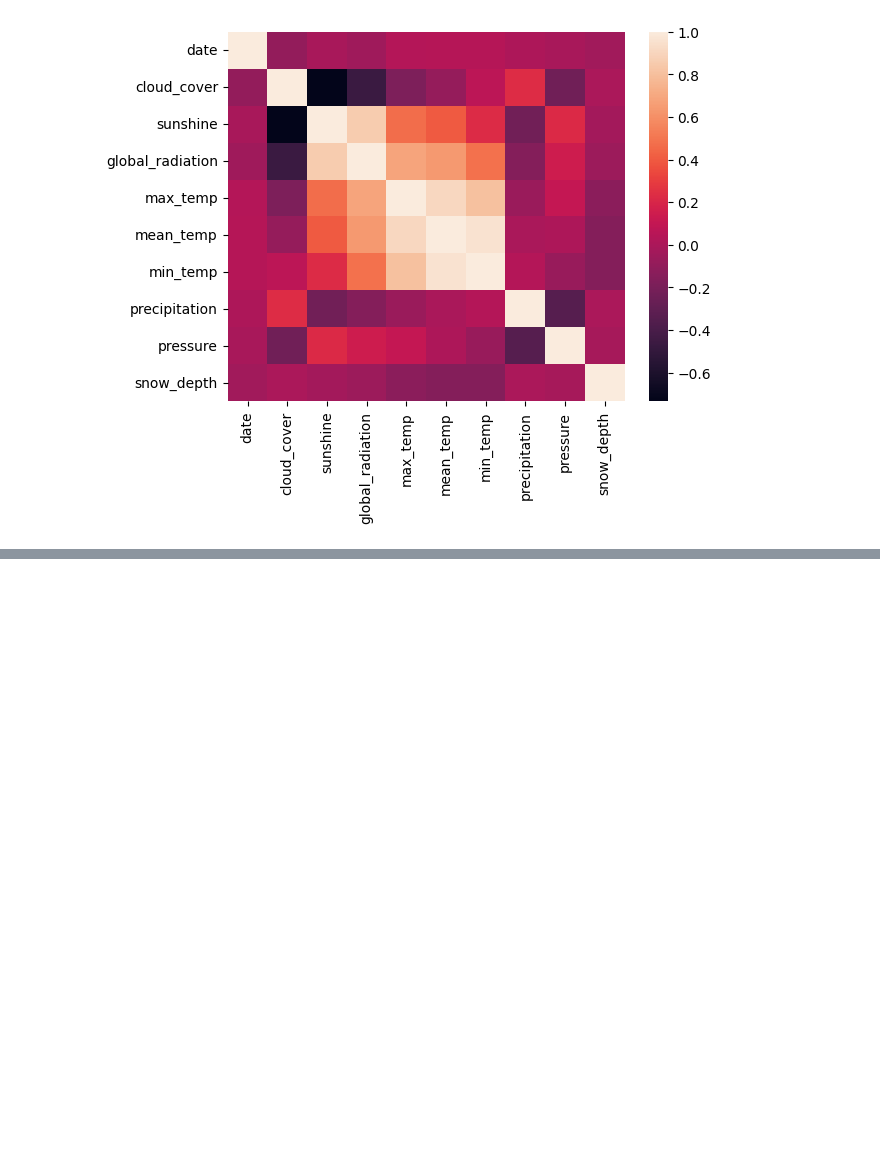
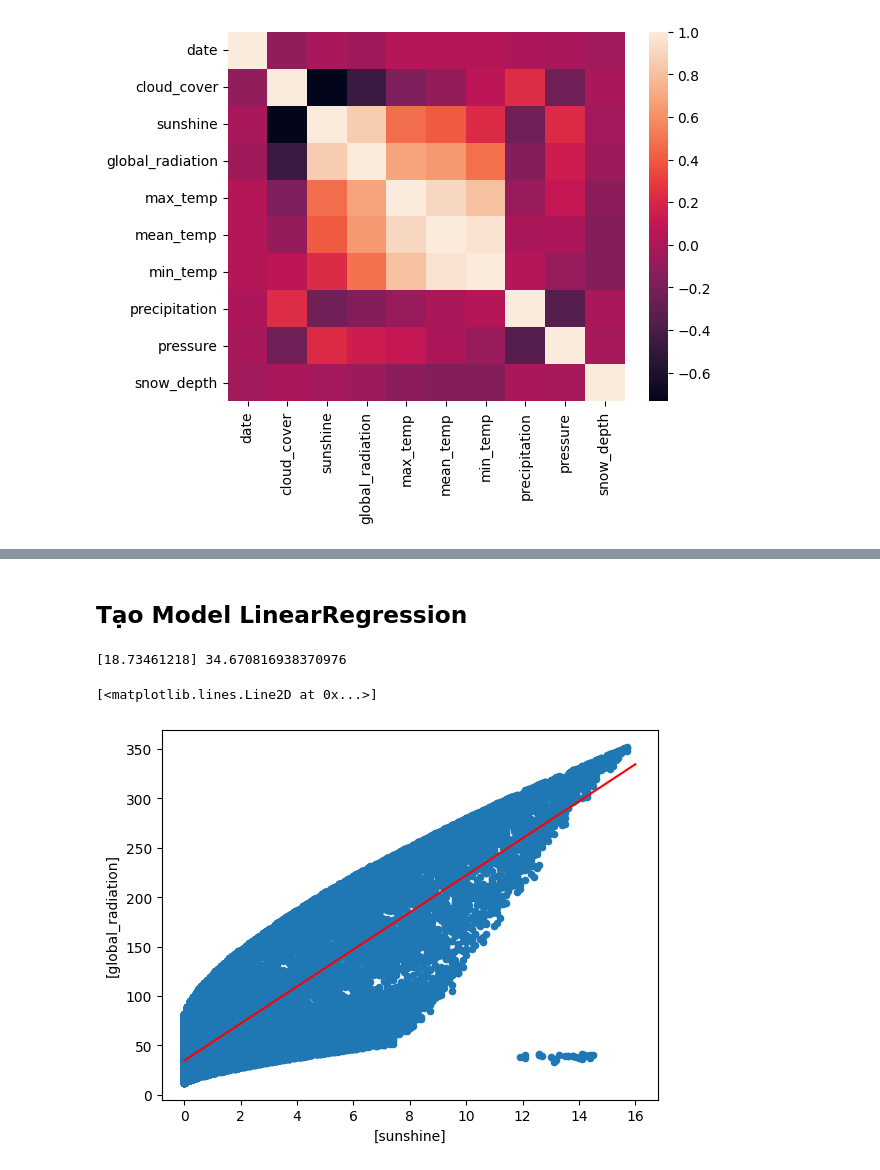
Before and after one commit to AdTekDev/EmT.DS, a Jupyter notebook: 05-Data/EmT.T7.W05.ipynb, the cells around one changed output, grey strips where cells are left out. Cells and saved outputs as stored; diff of their text form; code cells hidden in the pictures; blank space fills up the shorter version.

```diff
--- a/05-Data/EmT.T7.W05.ipynb
+++ b/05-Data/EmT.T7.W05.ipynb
@@ -39,0 +51,21 @@ sns.heatmap(ldw.corr())
+# %% [markdown]
+## Tạo Model LinearRegression
+# %%
+lnModel = linear_model.LinearRegression()
+# %%
+# train
+
+lnModel.fit( ldw[ [ "sunshine" ]  ],  ldw[ "global_radiation" ])
+print( lnModel.coef_ , lnModel.intercept_ )
+# %% [output]
+[18.73461218] 34.670816938370976
+# %%
+ldw.plot.scatter(x=["sunshine"],y=["global_radiation"])
+
+x = np.array([0,16])
+y = (lnModel.coef_[0]) * x + (lnModel.intercept_)
+
+plt.plot(x, y, color="red")
+# %% [output]
+[<matplotlib.lines.Line2D at 0x...>]
+[figure, added]
```
Also changed, not shown: parts of 3 cells of this notebook.
